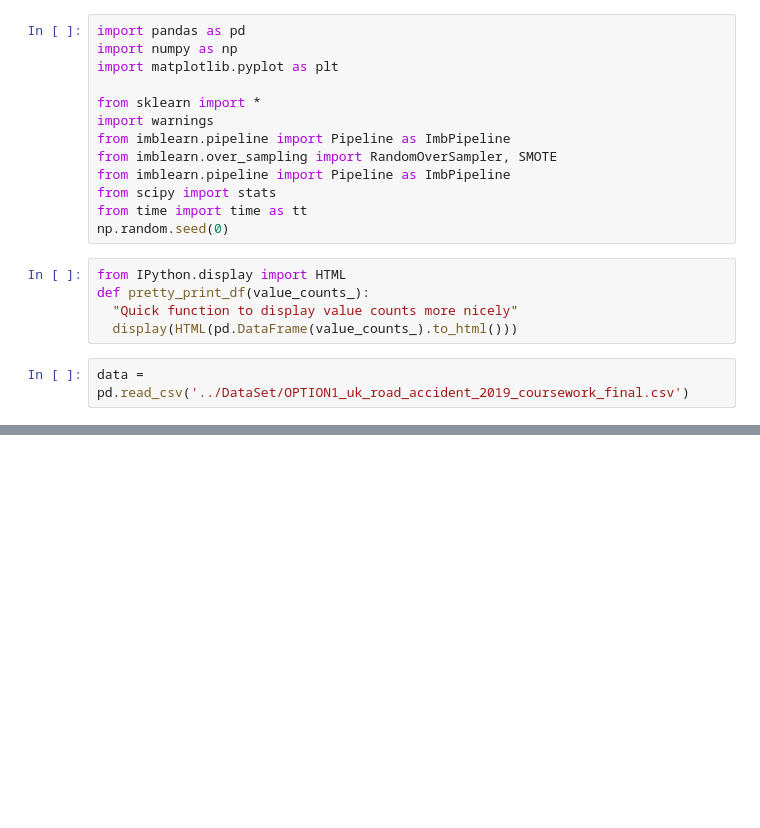
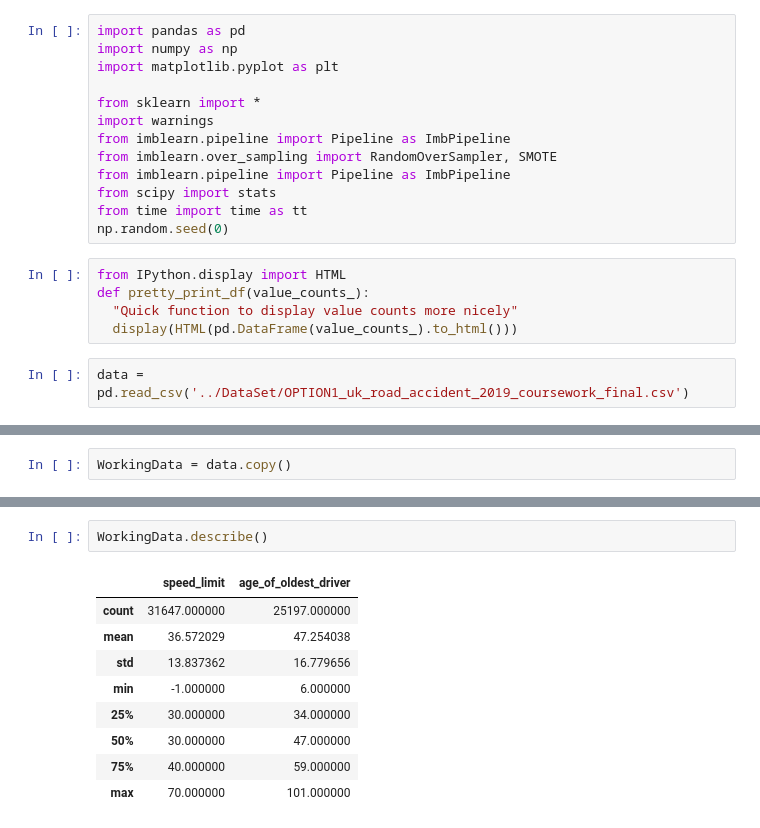
Before and after one commit to sabboshachi/my_Projects, a Jupyter notebook: Machine Learning Projects/02. Predicting the Severity of Road Accidents in the UK/Code/main.ipynb, the cells around one changed output, grey strips where cells are left out. Drawn from its saved outputs; the diff is of its cells as text; blank space fills up the shorter version.

```diff
--- a/Machine Learning Projects/02. Predicting the Severity of Road Accidents in the UK/Code/main.ipynb
+++ b/Machine Learning Projects/02. Predicting the Severity of Road Accidents in the UK/Code/main.ipynb
@@ -58,0 +68,2 @@ data = pd.read_csv('../DataSet/OPTION1_uk_road_accident_2019_coursework_final.cs
+# %%
+WorkingData = data.copy()
@@ -58,0 +84,12 @@ data = pd.read_csv('../DataSet/OPTION1_uk_road_accident_2019_coursework_final.cs
+# %%
+WorkingData.describe()
+# %% [output]
+|  | speed_limit | age_of_oldest_driver |
+| count | 31647.000000 | 25197.000000 |
+| mean | 36.572029 | 47.254038 |
+| std | 13.837362 | 16.779656 |
+| min | -1.000000 | 6.000000 |
+| 25% | 30.000000 | 34.000000 |
+| 50% | 30.000000 | 47.000000 |
+| 75% | 40.000000 | 59.000000 |
+| max | 70.000000 | 101.000000 |
```
Also changed, not shown: parts of 10 cells of this notebook.
